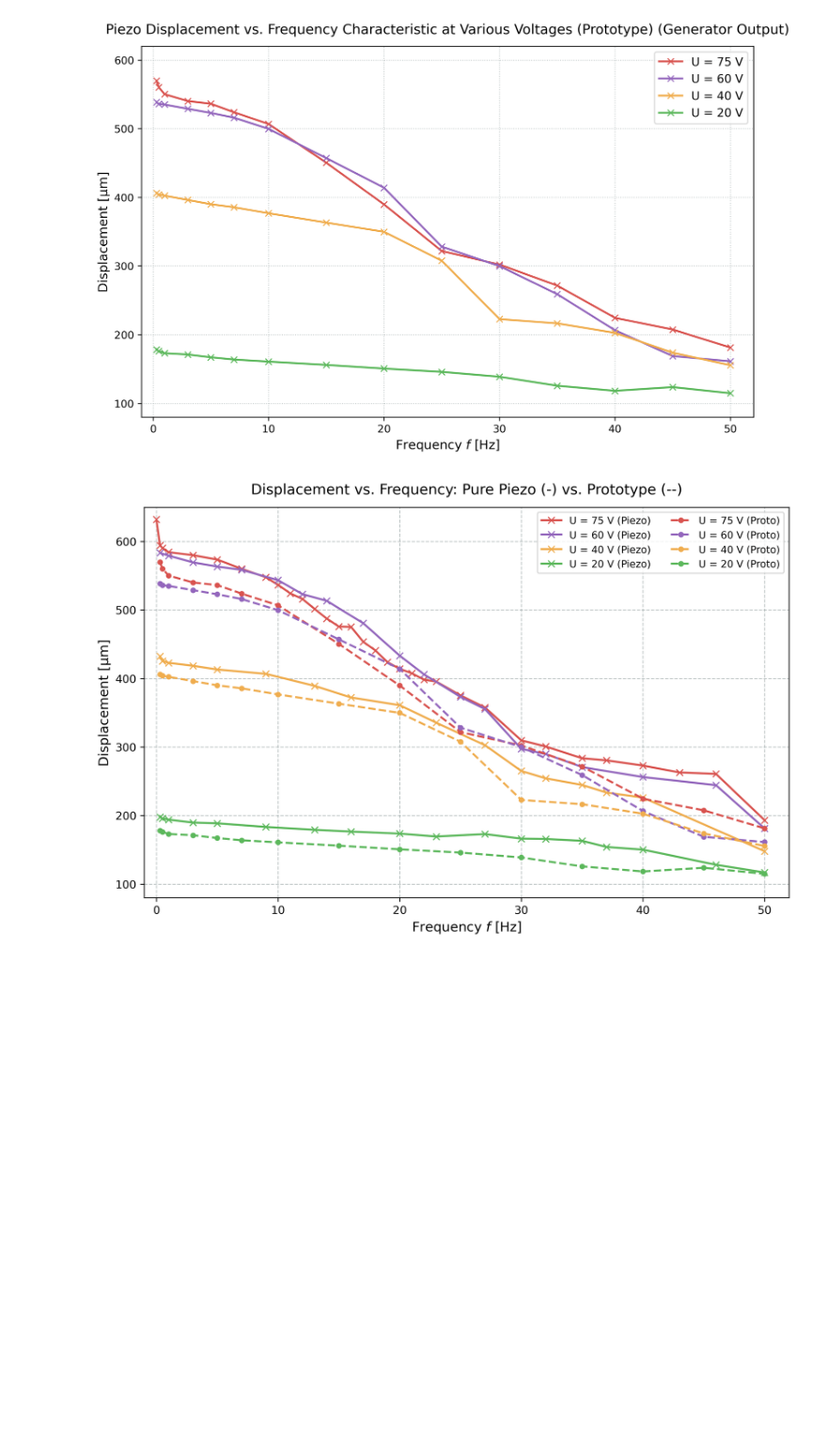
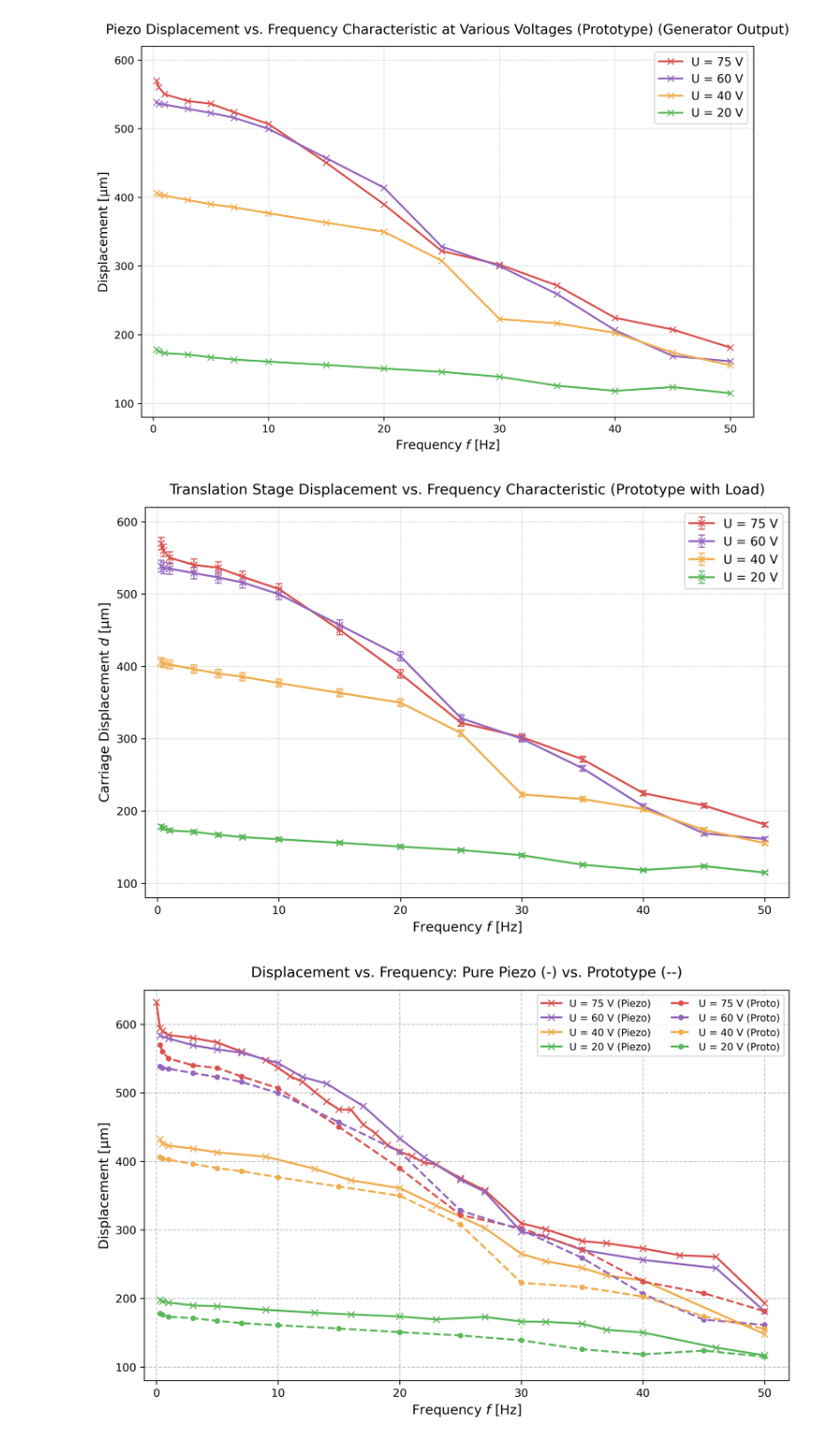
Before and after one commit to CodeTurtleT/lasercom-divergence-control, a Jupyter notebook: frequency_vs_displacement.ipynb, the cells around one changed output. Shown at 94% size. Saved outputs shown, nothing was run; the diff lists cells and outputs as text; code cells hidden in the pictures; blank space fills up the shorter version.

```diff
--- a/frequency_vs_displacement.ipynb
+++ b/frequency_vs_displacement.ipynb
@@ -162,6 +162,74 @@ plt.savefig(save_path, format="pdf")
 plt.show()
 # %% [output]
 [figure]
+# %%
+#prototyp mit fehler dispaembt
+
+# Daten direkt mit numpy.genfromtxt einlesen
+data = np.genfromtxt(
+    "/Users/trinity/Desktop/bachelor.thesis/measurements/frequency_vs_displacement_prototype.csv",
+    delimiter=",",
+)
+frequency = data[:, 0]
+V75 = data[:, 1]
+V60 = data[:, 2]
+V40 = data[:, 3]
+V20 = data[:, 4]
+
+# Konfiguration der Linien und Farben entsprechend deinem Design
+measurements = [
+    {"name": "75 V", "data": V75, "color": "#D9534F"},
+    {"name": "60 V", "data": V60, "color": "#9467BD"},
+    {"name": "40 V", "data": V40, "color": "#F0AD4E"},
+    {"name": "20 V", "data": V20, "color": "#5CB85C"},
+]
+
+plt.figure(figsize=(9, 6))
+
+# Parameter für die Fehlerfortpflanzung (gemäß Anhang)
+p_vib = 0.015  # 1.5% relative Kalibriertoleranz des Vibrometers
+res_decoder = 0.001  # Rauschen/Auflösung in µm
+
+for m in measurements:
+  # Absolute Fehlerberechnung für jeden Messpunkt
+  y_err = (p_vib * m["data"]) + res_decoder
+
+  plt.errorbar(
+      frequency,
+      m["data"],
+      yerr=y_err,
+      color=m["color"],
+      linestyle="-",
+      linewidth=1.8,
+      marker="x",
+      markersize=6,
+      capsize=3,
+      elinewidth=1.0,
+      label=f"U = {m['name']}",
+  )
+
+plt.title(
+    "Translation Stage Displacement vs. Frequency Characteristic (Prototype with"
+    " Load)",
+    pad=12,
+)
+plt.xlabel("Frequency $f$ [Hz]")
+plt.ylabel("Carriage Displacement $d$ [µm]")
+
+plt.grid(True)
+
+plt.xlim(left=-1, right=52)
+plt.ylim(bottom=80, top=620)
+
+plt.legend(loc="upper right")
+plt.tight_layout()
+
+save_path = "/Users/trinity/Desktop/bachelor.thesis/ba_plots/prototype/frequency_characteristic_prototype_with_errors.pdf"
+plt.savefig(save_path, format="pdf")
+
+plt.show()
+# %% [output]
+[figure, added]
 # %%
 #Vergleich
 
```
Also changed, not shown: 4 other files.
